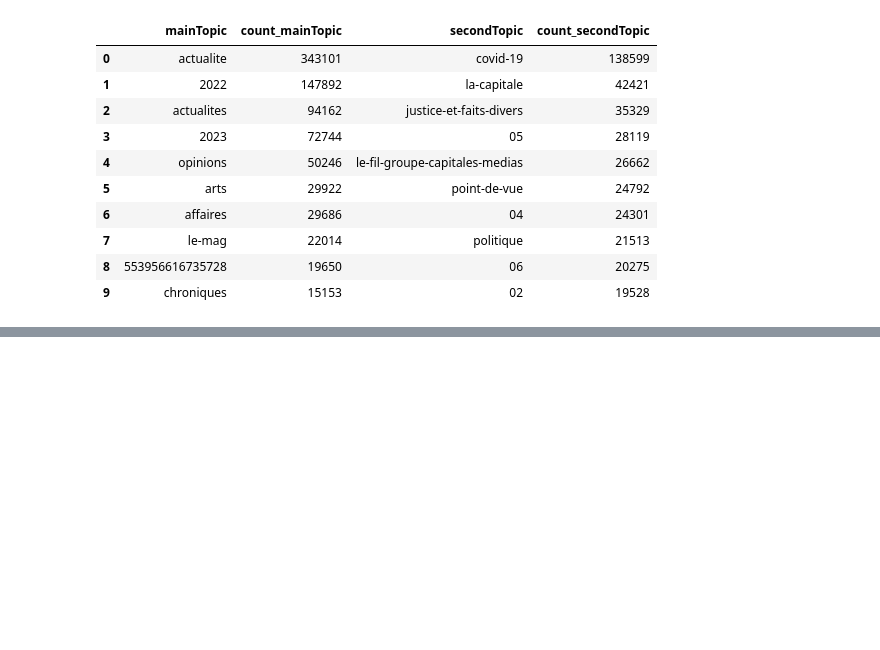
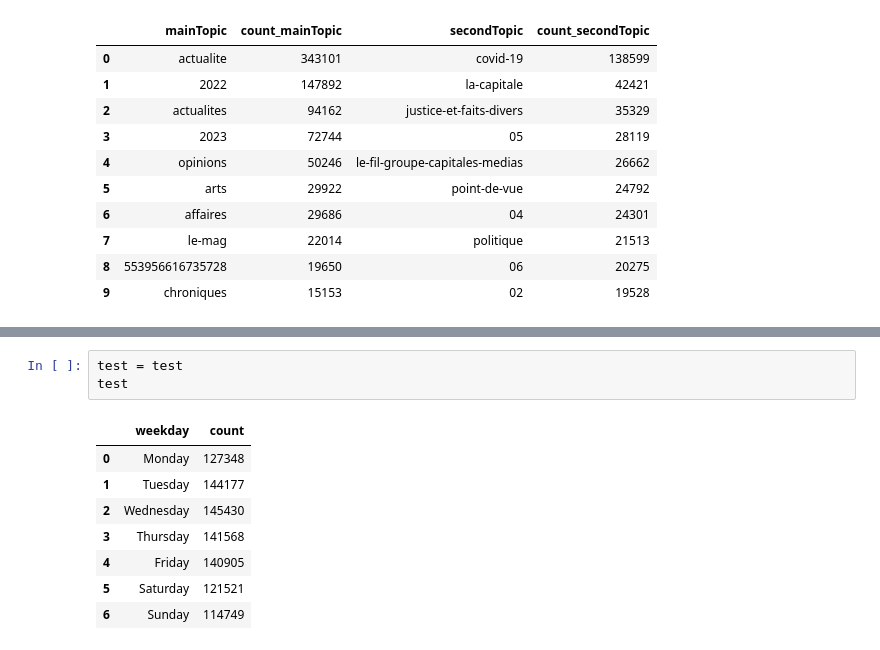
Before and after one commit to caseguin/GLO-7027, a Jupyter notebook: charles_workspace/charles_rapport1.ipynb, the cells around one changed output, grey strips where cells are left out. Drawn from its saved outputs; the diff is of its cells as text; blank space fills up the shorter version.

```diff
--- a/charles_workspace/charles_rapport1.ipynb
+++ b/charles_workspace/charles_rapport1.ipynb
@@ -187,0 +300,12 @@ top_topic.head(10)
+# %%
+test = test
+test
+# %% [output]
+|  | weekday | count |
+| 0 | Monday | 127348 |
+| 1 | Tuesday | 144177 |
+| 2 | Wednesday | 145430 |
+| 3 | Thursday | 141568 |
+| 4 | Friday | 140905 |
+| 5 | Saturday | 121521 |
+| 6 | Sunday | 114749 |
```
Also changed, not shown: parts of 5 cells of this notebook.
